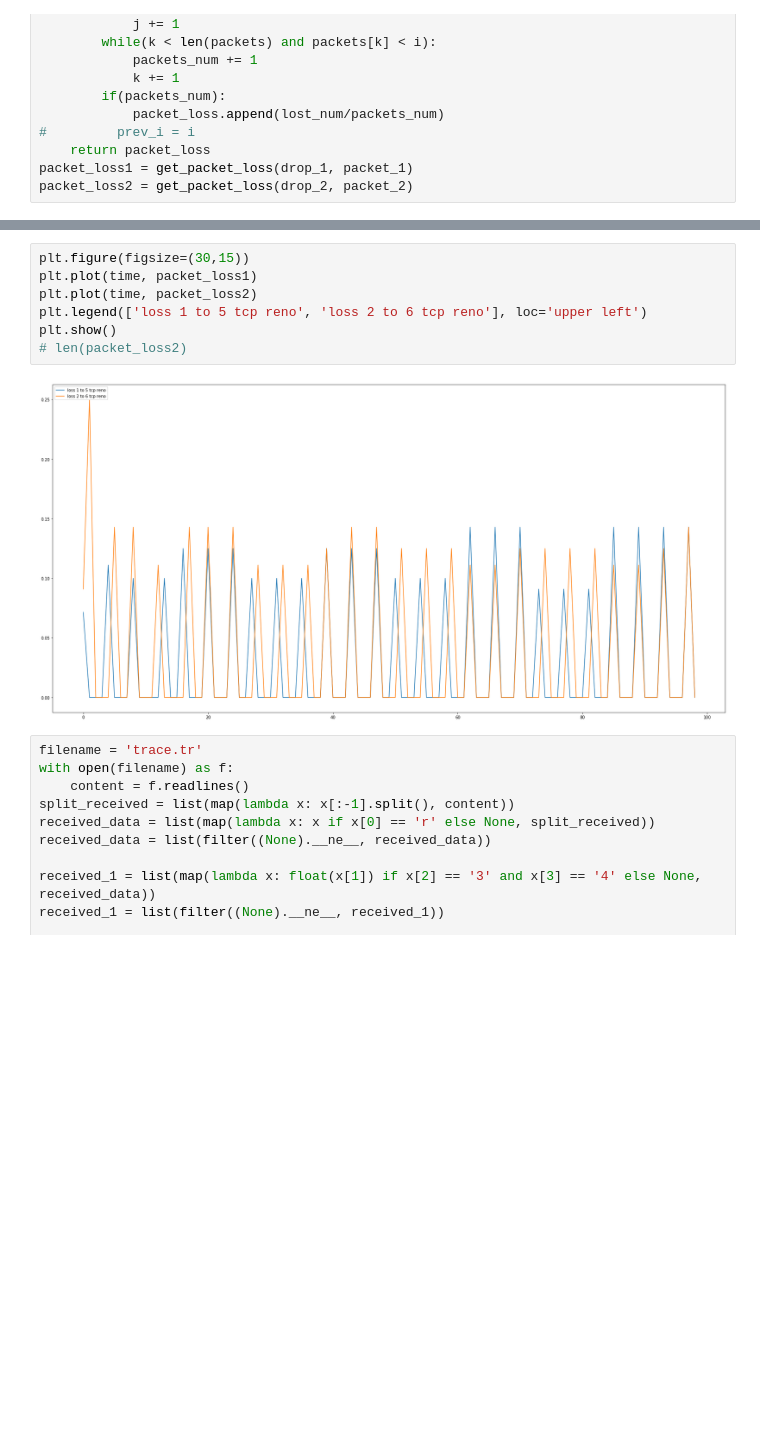
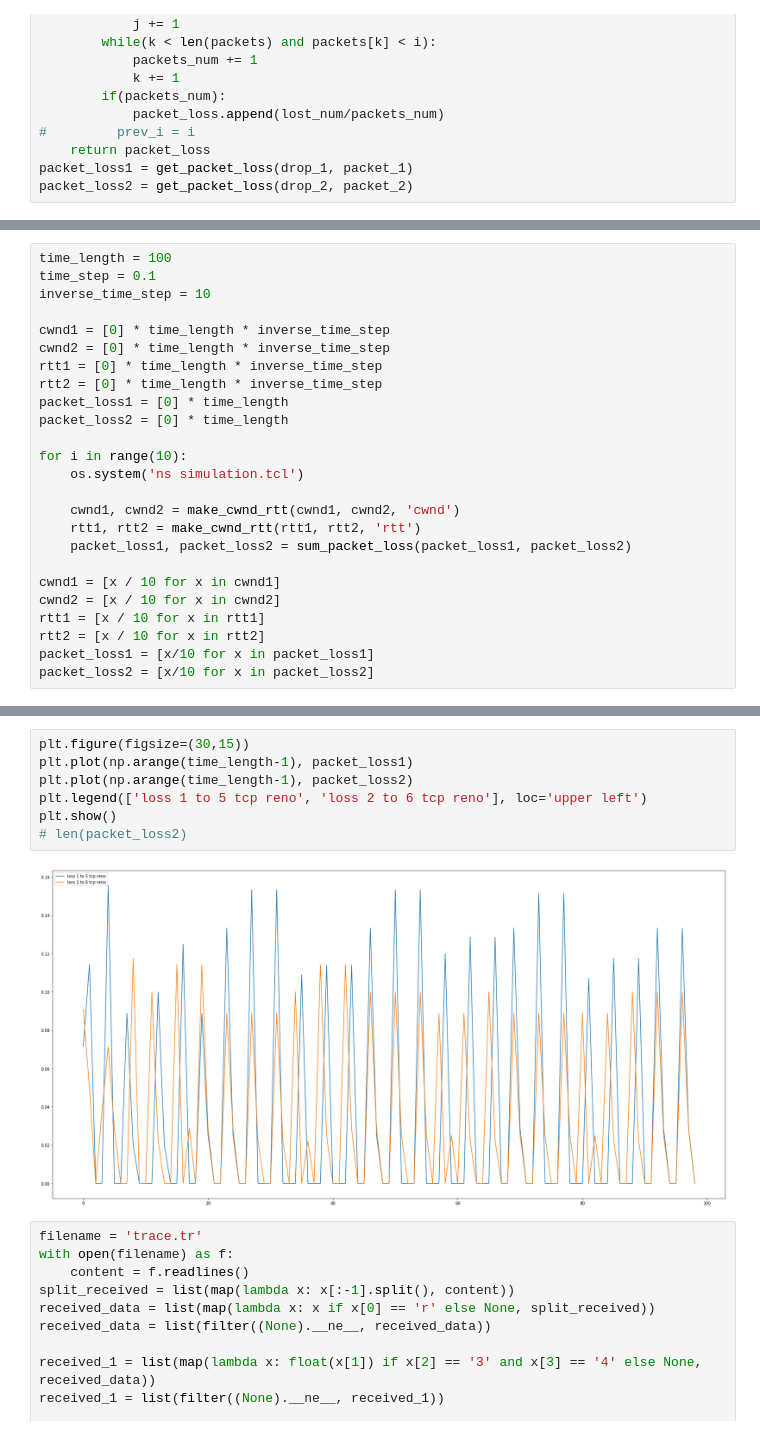
Before and after one commit to rastadayon/TCP-Congestion-Control-Analysis, a Jupyter notebook: CA2-Report.ipynb, the cells around one changed output, grey strips where cells are left out. Saved outputs shown, nothing was run; the diff lists cells and outputs as text; blank space fills up the shorter version.

Commit message:
time step set to 0.1 and avaraging on packet loss is done

```diff
--- a/CA2-Report.ipynb
+++ b/CA2-Report.ipynb
@@ -114,0 +78,25 @@ packet_loss2 = get_packet_loss(drop_2, packet_2)
+# %%
+time_length = 100
+time_step = 0.1
+inverse_time_step = 10
+
+cwnd1 = [0] * time_length * inverse_time_step
+cwnd2 = [0] * time_length * inverse_time_step
+rtt1 = [0] * time_length * inverse_time_step
+rtt2 = [0] * time_length * inverse_time_step
+packet_loss1 = [0] * time_length
+packet_loss2 = [0] * time_length
+
+for i in range(10):
+    os.system('ns simulation.tcl')
+
+    cwnd1, cwnd2 = make_cwnd_rtt(cwnd1, cwnd2, 'cwnd')
+    rtt1, rtt2 = make_cwnd_rtt(rtt1, rtt2, 'rtt')
+    packet_loss1, packet_loss2 = sum_packet_loss(packet_loss1, packet_loss2)
+
+cwnd1 = [x / 10 for x in cwnd1]
+cwnd2 = [x / 10 for x in cwnd2]
+rtt1 = [x / 10 for x in rtt1]
+rtt2 = [x / 10 for x in rtt2]
+packet_loss1 = [x/10 for x in packet_loss1]
+packet_loss2 = [x/10 for x in packet_loss2]
@@ -115,12 +139,12 @@ packet_loss2 = get_packet_loss(drop_2, packet_2)
 # %%
 plt.figure(figsize=(30,15))
-plt.plot(time, packet_loss1)
-plt.plot(time, packet_loss2)
+plt.plot(np.arange(time_length-1), packet_loss1)
+plt.plot(np.arange(time_length-1), packet_loss2)
 plt.legend(['loss 1 to 5 tcp reno', 'loss 2 to 6 tcp reno'], loc='upper left')
 plt.show()
 # len(packet_loss2)
 # %% [output]
-[figure, old version]
+[figure, new version]
 # %%
 filename = 'trace.tr'
 with open(filename) as f:
```
Also changed, not shown: parts of 9 cells of this notebook, 4 other files.
